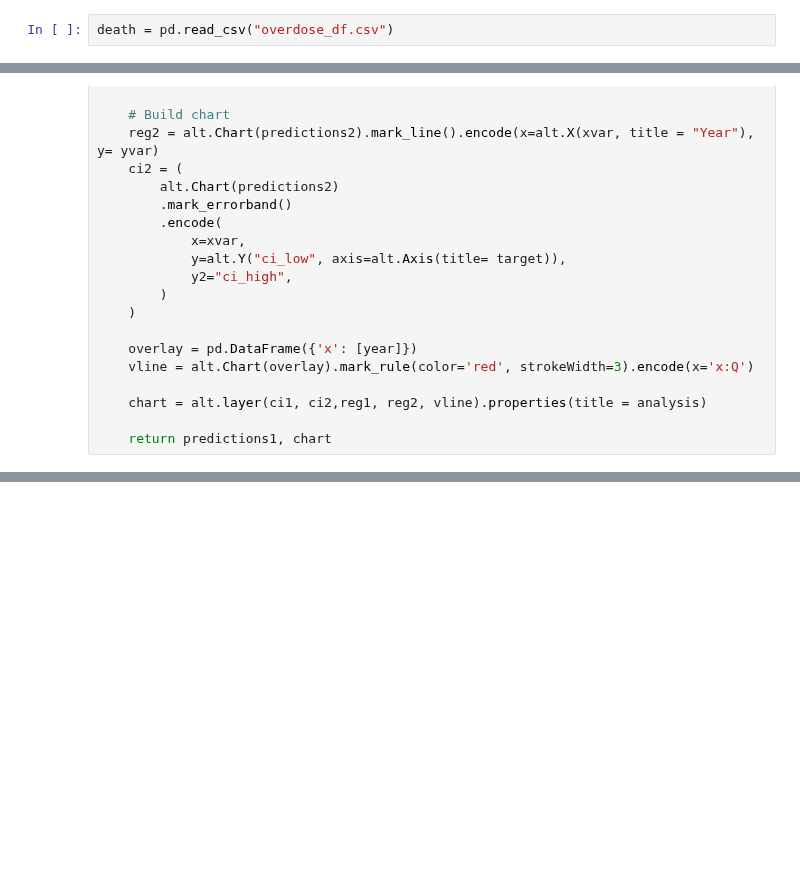
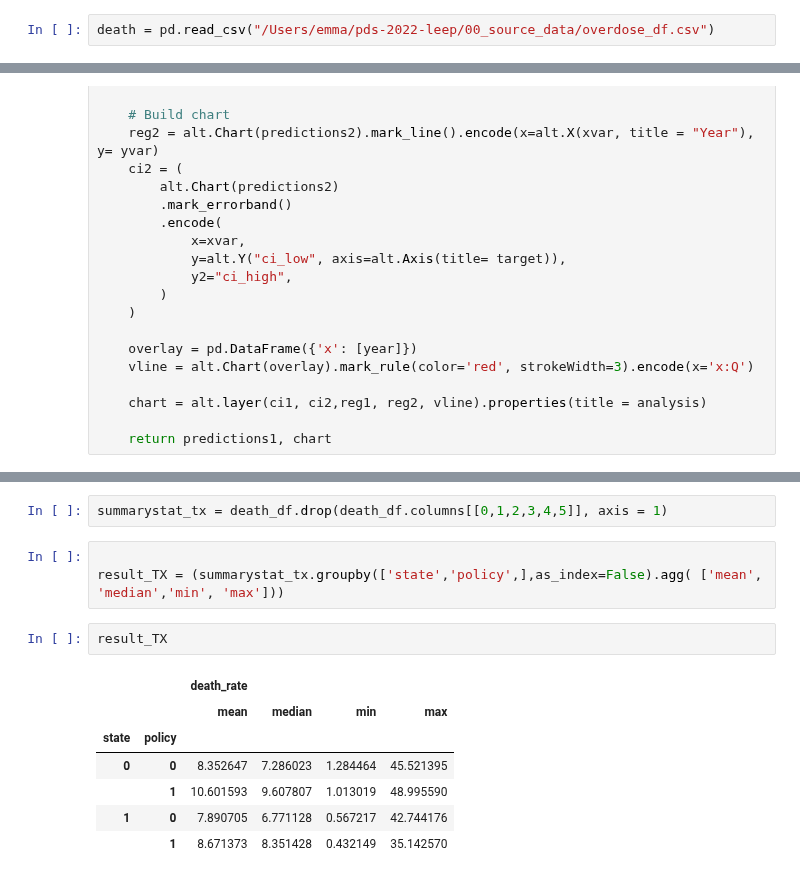
Before and after one commit to MIDS-at-Duke/pds-2022-leep, a Jupyter notebook: 10_intermediate/pop.ipynb, the cells around one changed output, grey strips where cells are left out. Cells and saved outputs as stored; diff of their text form; blank space fills up the shorter version.

Commit message:
adding Texas summary result

```diff
--- a/10_intermediate/pop.ipynb
+++ b/10_intermediate/pop.ipynb
@@ -48,7 +48,7 @@ pop_3.countyfips = pop_3.countyfips.astype("int")
 # %%
 pop_counties = pd.concat([pop_counties, pop_3], axis = 0)
 # %%
-death = pd.read_csv("overdose_df.csv")
+death = pd.read_csv("/Users/emma/pds-2022-leep/00_source_data/overdose_df.csv")
 # %%
 death["County Code"] = death["County Code"].astype("int")
 death["Year"] = death["Year"].astype("int")
@@ -375,0 +392,15 @@ chart
+# %%
+summarystat_tx = death_df.drop(death_df.columns[[0,1,2,3,4,5]], axis = 1)
+# %%
+
+result_TX = (summarystat_tx.groupby(['state','policy',],as_index=False).agg( ['mean', 'median','min', 'max']))
+# %%
+result_TX
+# %% [output]
+|  |  | death_rate |  |  |  |
+|  |  | mean | median | min | max |
+| state | policy |  |  |  |  |
+| 0 | 0 | 8.352647 | 7.286023 | 1.284464 | 45.521395 |
+|  | 1 | 10.601593 | 9.607807 | 1.013019 | 48.995590 |
+| 1 | 0 | 7.890705 | 6.771128 | 0.567217 | 42.744176 |
+|  | 1 | 8.671373 | 8.351428 | 0.432149 | 35.142570 |
```
Also changed, not shown: parts of 1 cell of this notebook.
